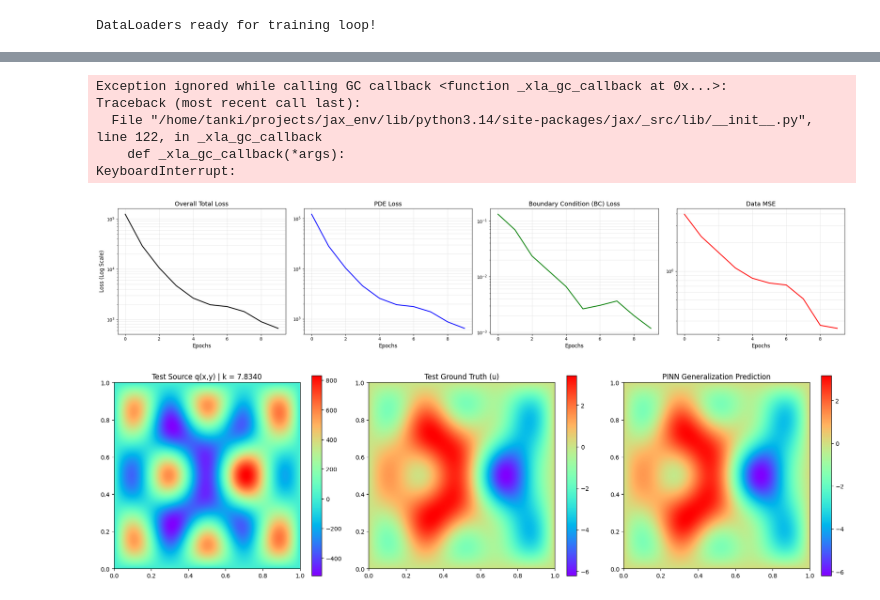
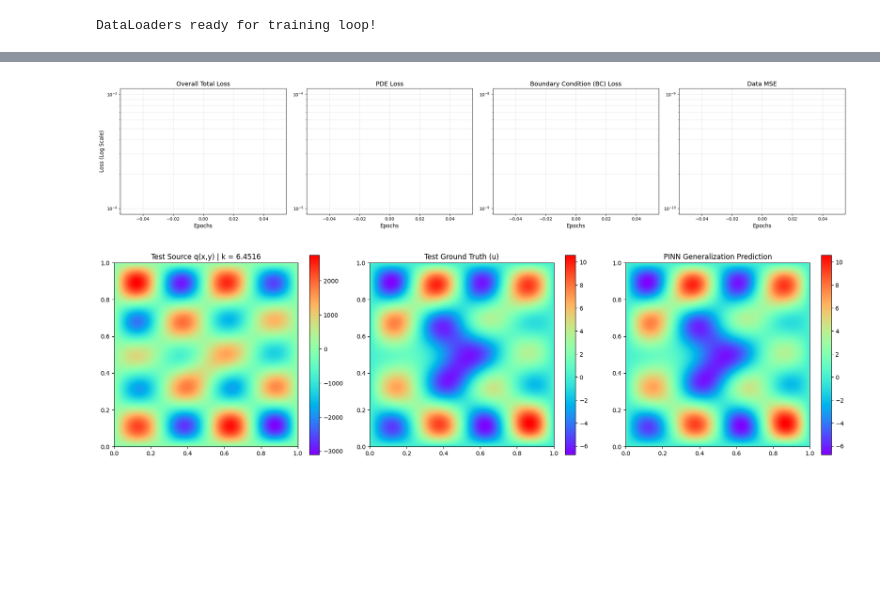
Before and after one commit to wang-yuancheng/piml, a Jupyter notebook: notebooks/helmholtz_new_all.ipynb, the cells around one changed output, grey strips where cells are left out. Drawn from its saved outputs; the diff is of its cells as text; code cells hidden in the pictures; blank space fills up the shorter version.

```diff
--- a/notebooks/helmholtz_new_all.ipynb
+++ b/notebooks/helmholtz_new_all.ipynb
@@ -184,50 +184,47 @@ E0726 05:29:37.957780    1574 cuda_executor.cc:1526] Could not get kernel mode d
 Total interior PDE points: 15876
 Total boundary points: 508
 # %%
-epochs = 10
+epochs = 1
 M = 512
 chunk_size = 256
 hidden_layers = [256, 256, 256, 256]
-# total_features = (2 * M) + sum(hidden_layers) # 1024 for concat
-total_features = hidden_layers[-1]
 
-sigma = 1.0
+total_features = sum(hidden_layers)
+
 tik_reg_fixed = 1e-6
 matrix_bc_weight = 1e4
 pde_loss_weight = 1
 bc_loss_weight = 1e4
 data_loss_weight = 0
 
-# sigma = 3.0
-# tik_reg_fixed = 1e-4
-# matrix_bc_weight = 1e11
-# pde_loss_weight = 1e-6
-# bc_loss_weight = 1e4
-# data_loss_weight = 0
-
+sigma = 0.5
 rff_key = jax.random.PRNGKey(99)
-B_matrix_base = jax.random.normal(rff_key, (2, M))
+B_matrix = jax.random.normal(rff_key, (2, M)) * sigma
 
 class FeatureExtractor(nn.Module):
     hidden_layers: list
-    B_matrix_base: jnp.ndarray
+    B_matrix: jnp.ndarray
 
     @nn.compact
     def __call__(self, x_in, y_in):
-        raw_sigma = self.param('raw_sigma', nn.initializers.constant(3.0), (1,))
-        sigma = jax.nn.softplus(raw_sigma)
+        v = jnp.concatenate([x_in, y_in])
+        proj = 2.0 * jnp.pi * jnp.dot(v, self.B_matrix)
+        h_rff = jnp.concatenate([jnp.sin(proj), jnp.cos(proj)])
+        all_features = []
 
-        v = jnp.concatenate([x_in, y_in])
-        proj = 2.0 * jnp.pi * jnp.dot(v, self.B_matrix_base * sigma)
-        h = jnp.concatenate([jnp.sin(proj), jnp.cos(proj)])
-
+        h = h_rff
         for size in self.hidden_layers:
             h = nn.Dense(size, kernel_init=nn.initializers.he_normal())(h)
             h = nn.tanh(h)
+            all_features.append(h)
 
-        return h
+        # Combine RFF and MLP layers
+        # Shape becomes: 256 + 256 + 256 + 256 = 1024 nodes
+        combined_h = jnp.concatenate(all_features)
 
-model = FeatureExtractor(hidden_layers=hidden_layers, B_matrix_base=B_matrix_base)
+        return combined_h
+
+model = FeatureExtractor(hidden_layers=hidden_layers, B_matrix=B_matrix)
 
 key = jax.random.PRNGKey(0)
 params = model.init(key, jnp.array([0.0]), jnp.array([0.0]))
@@ -470,14 +467,9 @@ axes[3].grid(True, which="both", ls="-", alpha=0.3)
 plt.tight_layout()
 plt.show()
 # %% [output]
-Exception ignored while calling GC callback <function _xla_gc_callback at 0x...>:
-Traceback (most recent call last):
-  File "/home/tanki/projects/jax_env/lib/python3.14/site-packages/jax/_src/lib/__init__.py", line 122, in _xla_gc_callback
-    def _xla_gc_callback(*args):
-KeyboardInterrupt:
-[figure, old version]
+[figure, new version]
 # %%
-sample_to_check = 11
+sample_to_check = 5
 
 q_sample, k_sample, u_sample = test_dataset[sample_to_check]
 
@@ -487,31 +479,31 @@ q_sample_interior = q_sample[interior_mask]
 # Solve for weights using test parameters on interior points
 w_test_final = solve_w(params, x_interior, y_interior, q_sample_interior, k_sample, x_bc, y_bc, total_features, chunk_size)
 
 # Predict across the full grid
 f_full = f_spatial_vmap(params, x, y)
 u_pred_full = jnp.dot(f_full, w_test_final)
 
 # Reshape back to 128x128 for plotting
 q_plot = q_sample.reshape(nx, ny).T
 u_sim_plot = u_sample.reshape(nx, ny).T
 u_pred_plot = u_pred_full.reshape(nx, ny).T
 
 fig, axes = plt.subplots(1, 3, figsize=(18, 5))
 ext = [0, 1, 0, 1]
 
 mesh1 = axes[0].imshow(q_plot, interpolation='bilinear', origin='lower', cmap='rainbow', extent=ext, aspect=1.)
 fig.colorbar(mesh1, ax=axes[0])
 axes[0].set_title(f'Test Source q(x,y) | k = {k_sample.item():.4f}')
 
 mesh2 = axes[1].imshow(u_sim_plot, interpolation='bilinear', origin='lower', cmap='rainbow', extent=ext, aspect=1.)
 fig.colorbar(mesh2, ax=axes[1])
 axes[1].set_title('Test Ground Truth (u)')
 
 mesh3 = axes[2].imshow(u_pred_plot, interpolation='bilinear', origin='lower', cmap='rainbow', extent=ext, aspect=1.)
 fig.colorbar(mesh3, ax=axes[2])
 axes[2].set_title('PINN Generalization Prediction')
 
 plt.tight_layout()
 plt.show()
 # %% [output]
-[figure, old version]
+[figure, new version]
```
Also changed, not shown: parts of 4 cells of this notebook, 8 other files.
